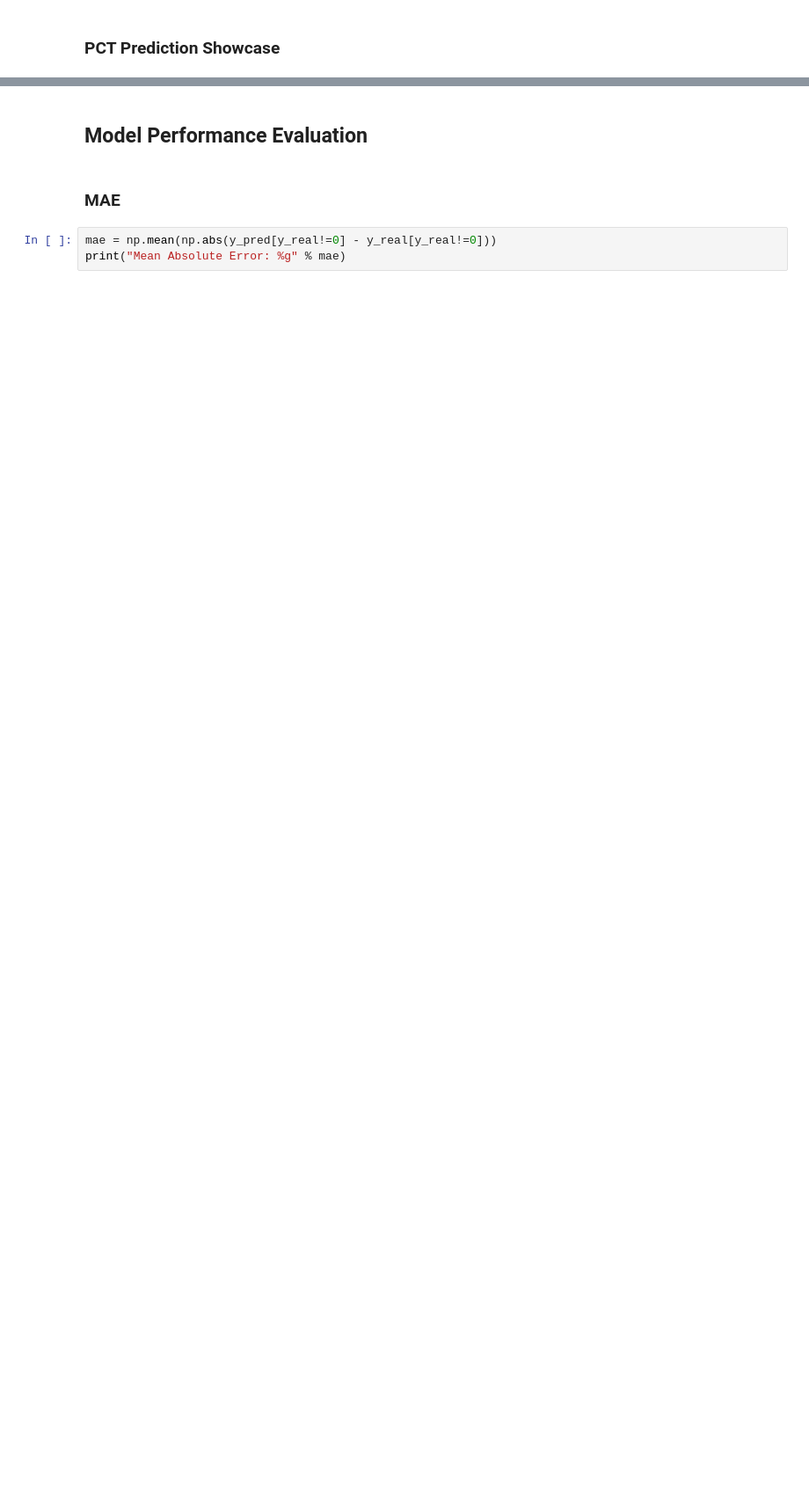
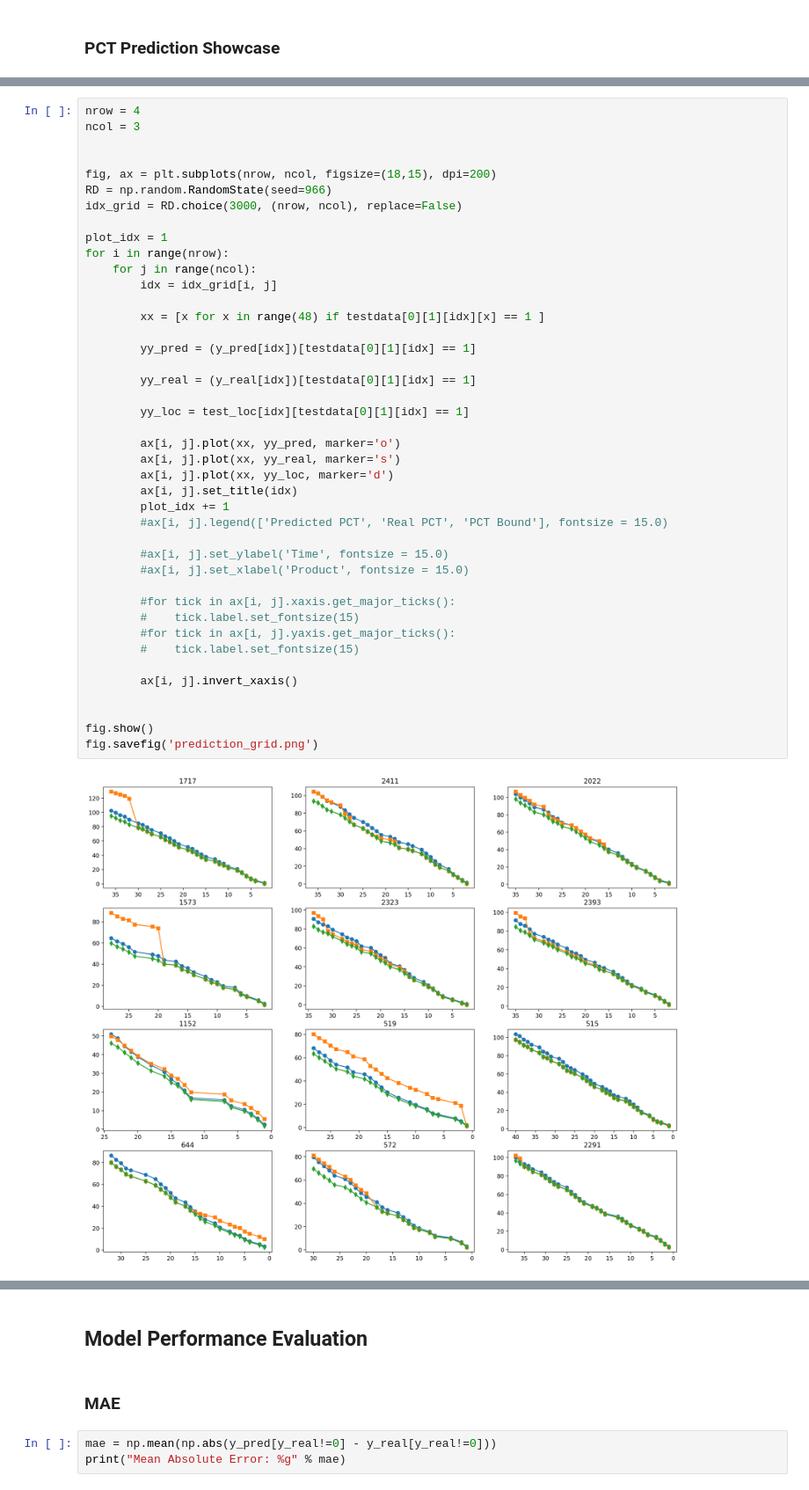
Before and after one commit to isl-uva/2020_MakespanPrediction_JingHuang, a Jupyter notebook: hybrid_pct_prediciton.ipynb, the cells around one changed output, grey strips where cells are left out. Shown at 88% size. Saved outputs shown, nothing was run; the diff lists cells and outputs as text; blank space fills up the shorter version.

```diff
--- a/hybrid_pct_prediciton.ipynb
+++ b/hybrid_pct_prediciton.ipynb
@@ -315,0 +300,44 @@ fig.show()
+# %%
+nrow = 4
+ncol = 3
+
+
+fig, ax = plt.subplots(nrow, ncol, figsize=(18,15), dpi=200)
+RD = np.random.RandomState(seed=966)
+idx_grid = RD.choice(3000, (nrow, ncol), replace=False)
+
+plot_idx = 1
+for i in range(nrow):
+    for j in range(ncol):
+        idx = idx_grid[i, j]
+
+        xx = [x for x in range(48) if testdata[0][1][idx][x] == 1 ]
+
+        yy_pred = (y_pred[idx])[testdata[0][1][idx] == 1]
+
+        yy_real = (y_real[idx])[testdata[0][1][idx] == 1]
+
+        yy_loc = test_loc[idx][testdata[0][1][idx] == 1]
+
+        ax[i, j].plot(xx, yy_pred, marker='o')
+        ax[i, j].plot(xx, yy_real, marker='s')
+        ax[i, j].plot(xx, yy_loc, marker='d')
+        ax[i, j].set_title(idx)
+        plot_idx += 1
+        #ax[i, j].legend(['Predicted PCT', 'Real PCT', 'PCT Bound'], fontsize = 15.0)
+
+        #ax[i, j].set_ylabel('Time', fontsize = 15.0)
+        #ax[i, j].set_xlabel('Product', fontsize = 15.0)
+
+        #for tick in ax[i, j].xaxis.get_major_ticks():
+        #    tick.label.set_fontsize(15)
+        #for tick in ax[i, j].yaxis.get_major_ticks():
+        #    tick.label.set_fontsize(15)
+
+        ax[i, j].invert_xaxis()
+
+
+fig.show()
+fig.savefig('prediction_grid.png')
+# %% [output]
+[figure, added]
```
Also changed, not shown: parts of 20 cells of this notebook, 31 other files.
